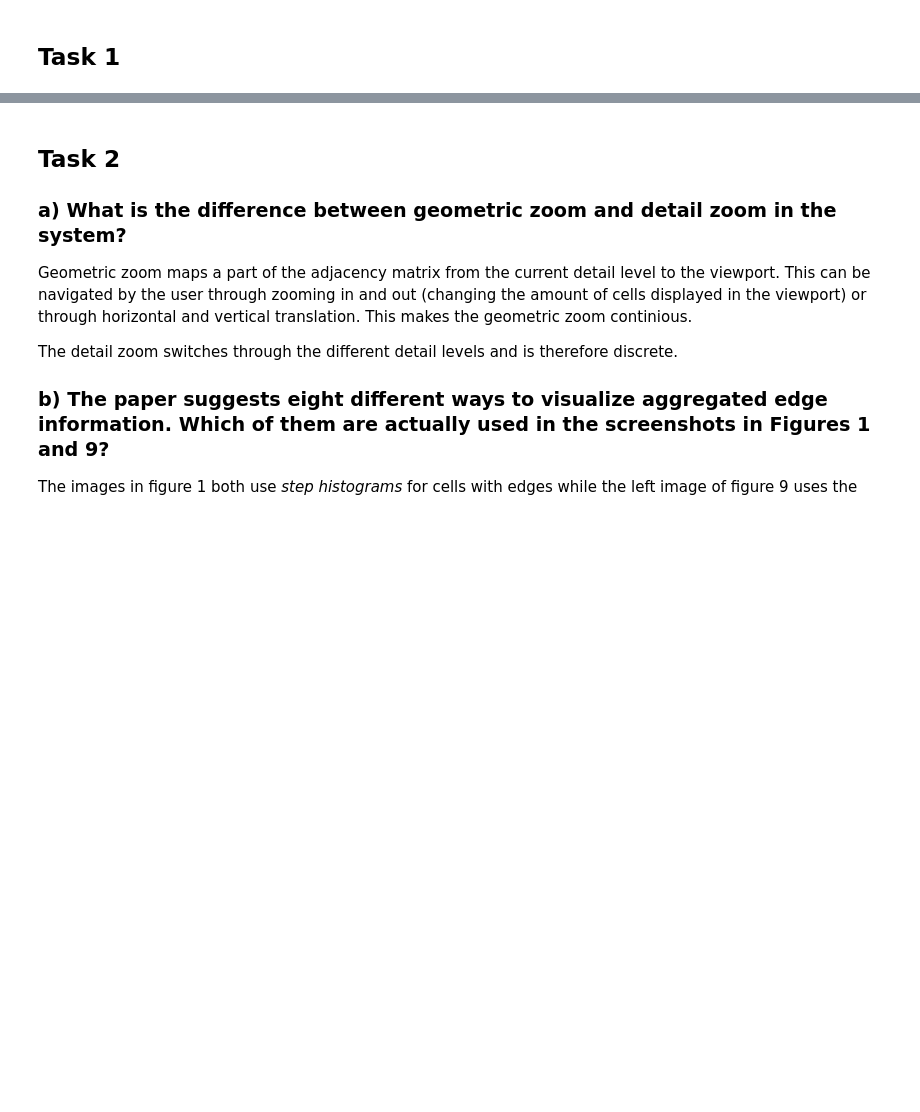
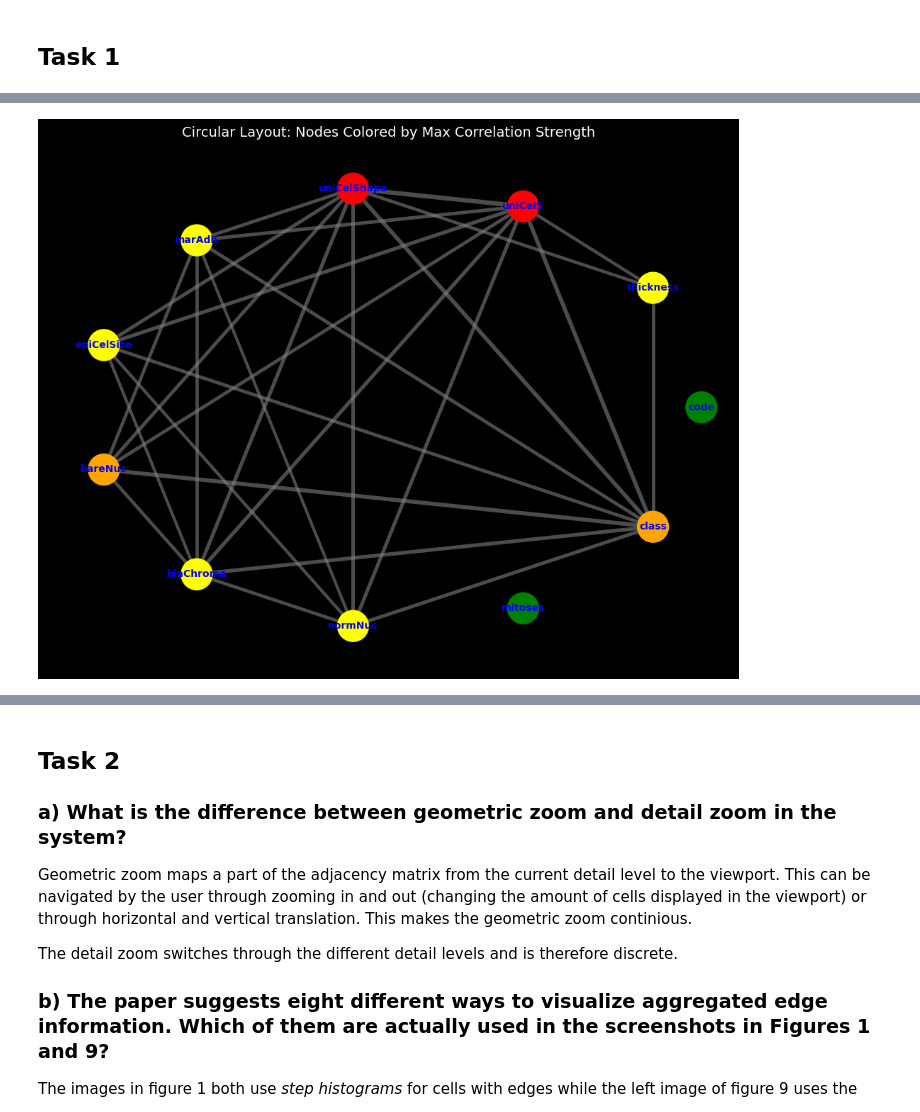
Before and after one commit to Knniff/VisualDataAnalysisSS25, a Jupyter notebook: sheet7/sheet7_vandeLocht_Beckers_Kalvelage.ipynb, the cells around one changed output, grey strips where cells are left out. Saved outputs shown, nothing was run; the diff lists cells and outputs as text; code cells hidden in the pictures; blank space fills up the shorter version.

```diff
--- a/sheet7/sheet7_vandeLocht_Beckers_Kalvelage.ipynb
+++ b/sheet7/sheet7_vandeLocht_Beckers_Kalvelage.ipynb
@@ -6,0 +203,70 @@ Johannes van de Locht, Finn Kalvelage, Anna Beckers
+# %%
+# d) visualization with circular layout
+
+# correlation matrix
+corr = df.corr(method='pearson')
+
+# undirected graph
+G = nx.Graph()
+
+# add all nodes (so disconnected ones are included)
+G.add_nodes_from(correlation_matrix.columns)
+
+# add edges
+threshold = 0.6
+for i in corr.columns:
+    for j in corr.columns:
+        if i != j:
+            weight = corr.loc[i, j]
+            if abs(weight) >= threshold:
+                G.add_edge(i, j, weight=weight)
+
+# maximum correlation per node
+max_corr = {}
+for col in corr.columns:
+    # exclude self-correlation by masking the diagonal
+    others = corr.loc[col].drop(labels=[col])
+    max_val = others.abs().max()
+    max_corr[col] = max_val
+
+# assign color based on max correlation bucket
+def get_color(rho):
+    if rho > 0.9:
+        return 'red'
+    elif rho > 0.8:
+        return 'orange'
+    elif rho > 0.6:
+        return 'yellow'
+    else:
+        return 'green'
+
+node_colors = [get_color(max_corr[node]) for node in G.nodes]
+
+# circular layout
+pos = nx.circular_layout(G)
+
+# graph
+fig, ax = plt.subplots(figsize=(10, 8))
+
+# nodes with computed colors
+nx.draw_networkx_nodes(G, pos, node_size=1000, node_color=node_colors, ax=ax)
+
+# edges
+edges = G.edges(data=True)
+weights = [abs(d['weight']) * 5 for _, _, d in edges]
+nx.draw_networkx_edges(G, pos, width=weights, edge_color='gray', alpha=0.6, ax=ax)
+
+# labels
+nx.draw_networkx_labels(G, pos, font_size=10, font_weight='bold', font_color='blue', ax=ax)
+
+# edge labels
+# edge_labels = {(u, v): f"{d['weight']:.2f}" for u, v, d in edges}
+# nx.draw_networkx_edge_labels(G, pos, edge_labels=edge_labels, font_color='black', font_size=9, ax=ax)
+
+
+plt.title("Circular Layout: Nodes Colored by Max Correlation Strength", fontsize=14)
+plt.axis('off')
+plt.tight_layout()
+plt.show()
+# %% [output]
+[figure, added]
```
Also changed, not shown: parts of 9 cells of this notebook, 1 other file.
